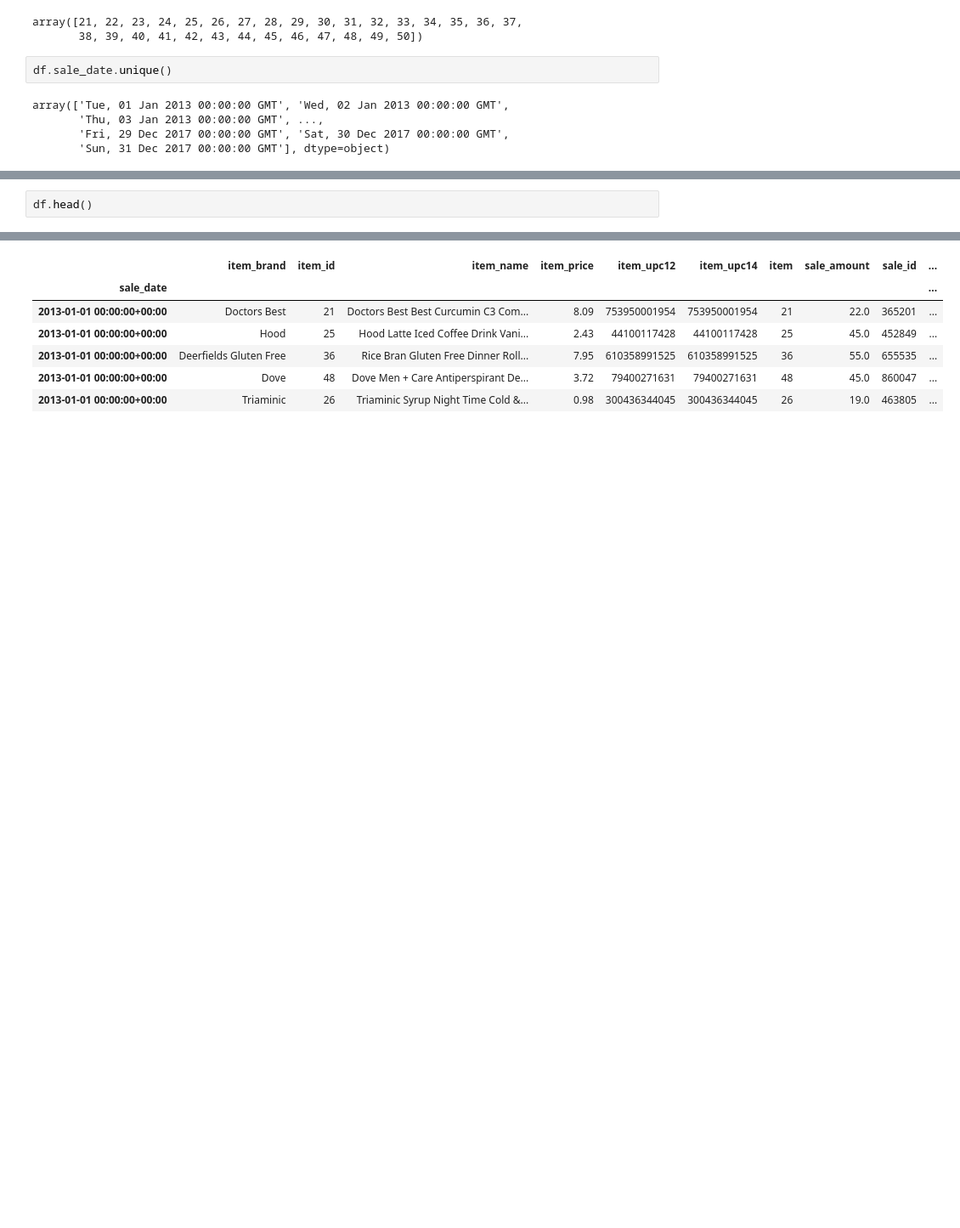
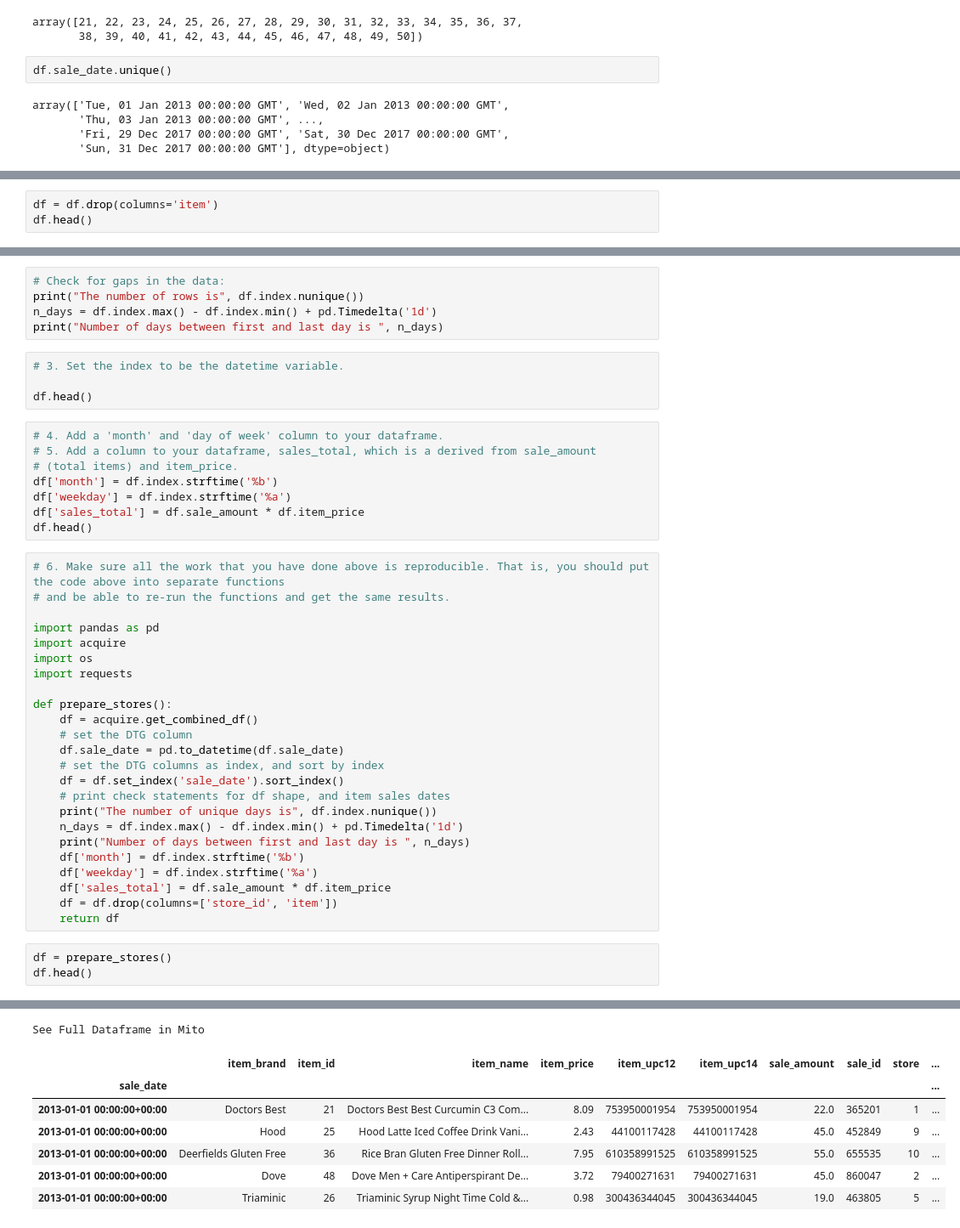
Before and after one commit to fred-lindsey/time_series, a Jupyter notebook: data_prep_time_series.ipynb, the cells around one changed output, grey strips where cells are left out. Shown at 85% size. Cells and saved outputs as stored; diff of their text form; blank space fills up the shorter version.

Commit message:
added explore and prepare modules

```diff
--- a/data_prep_time_series.ipynb
+++ b/data_prep_time_series.ipynb
@@ -108,0 +117,3 @@ df = df.set_index('sale_date').sort_index()
+# %%
+df = df.drop(columns='item')
+df.head()
@@ -109,3 +169,45 @@ df = df.set_index('sale_date').sort_index()
+# %%
+# Check for gaps in the data:
+print("The number of rows is", df.index.nunique())
+n_days = df.index.max() - df.index.min() + pd.Timedelta('1d')
+print("Number of days between first and last day is ", n_days)
+# %%
+# 3. Set the index to be the datetime variable.
+
+df.head()
+# %%
+# 4. Add a 'month' and 'day of week' column to your dataframe.
+# 5. Add a column to your dataframe, sales_total, which is a derived from sale_amount
+# (total items) and item_price.
+df['month'] = df.index.strftime('%b')
+df['weekday'] = df.index.strftime('%a')
+df['sales_total'] = df.sale_amount * df.item_price
+df.head()
+# %%
+# 6. Make sure all the work that you have done above is reproducible. That is, you should put the code above into separate functions
+# and be able to re-run the functions and get the same results.
+
+import pandas as pd
+import acquire
+import os
+import requests
+
+def prepare_stores():
+    df = acquire.get_combined_df()
+    # set the DTG column
+    df.sale_date = pd.to_datetime(df.sale_date)
+    # set the DTG columns as index, and sort by index
+    df = df.set_index('sale_date').sort_index()
+    # print check statements for df shape, and item sales dates
+    print("The number of unique days is", df.index.nunique())
+    n_days = df.index.max() - df.index.min() + pd.Timedelta('1d')
+    print("Number of days between first and last day is ", n_days)
+    df['month'] = df.index.strftime('%b')
+    df['weekday'] = df.index.strftime('%a')
+    df['sales_total'] = df.sale_amount * df.item_price
+    df = df.drop(columns=['store_id', 'item'])
+    return df
 # %%
+df = prepare_stores()
 df.head()
 # %% [output]
@@ -113,7 +216,8 @@ See Full Dataframe in Mito
+See Full Dataframe in Mito
-|  | item_brand | item_id | item_name | item_price | item_upc12 | item_upc14 | item | sale_amount | sale_id | ... |
+|  | item_brand | item_id | item_name | item_price | item_upc12 | item_upc14 | sale_amount | sale_id | store | ... |
 | sale_date |  |  |  |  |  |  |  |  |  | ... |
-| 2013-01-01 00:00:00+00:00 | Doctors Best | 21 | Doctors Best Best Curcumin C3 Com... | 8.09 | 753950001954 | 753950001954 | 21 | 22.0 | 365201 | ... |
-| 2013-01-01 00:00:00+00:00 | Hood | 25 | Hood Latte Iced Coffee Drink Vani... | 2.43 | 44100117428 | 44100117428 | 25 | 45.0 | 452849 | ... |
-| 2013-01-01 00:00:00+00:00 | Deerfields Gluten Free | 36 | Rice Bran Gluten Free Dinner Roll... | 7.95 | 610358991525 | 610358991525 | 36 | 55.0 | 655535 | ... |
-| 2013-01-01 00:00:00+00:00 | Dove | 48 | Dove Men + Care Antiperspirant De... | 3.72 | 79400271631 | 79400271631 | 48 | 45.0 | 860047 | ... |
-| 2013-01-01 00:00:00+00:00 | Triaminic | 26 | Triaminic Syrup Night Time Cold &... | 0.98 | 300436344045 | 300436344045 | 26 | 19.0 | 463805 | ... |
+| 2013-01-01 00:00:00+00:00 | Doctors Best | 21 | Doctors Best Best Curcumin C3 Com... | 8.09 | 753950001954 | 753950001954 | 22.0 | 365201 | 1 | ... |
+| 2013-01-01 00:00:00+00:00 | Hood | 25 | Hood Latte Iced Coffee Drink Vani... | 2.43 | 44100117428 | 44100117428 | 45.0 | 452849 | 9 | ... |
+| 2013-01-01 00:00:00+00:00 | Deerfields Gluten Free | 36 | Rice Bran Gluten Free Dinner Roll... | 7.95 | 610358991525 | 610358991525 | 55.0 | 655535 | 10 | ... |
+| 2013-01-01 00:00:00+00:00 | Dove | 48 | Dove Men + Care Antiperspirant De... | 3.72 | 79400271631 | 79400271631 | 45.0 | 860047 | 2 | ... |
+| 2013-01-01 00:00:00+00:00 | Triaminic | 26 | Triaminic Syrup Night Time Cold &... | 0.98 | 300436344045 | 300436344045 | 19.0 | 463805 | 5 | ... |
```
Also changed, not shown: parts of 18 cells of this notebook, 3 other files.
